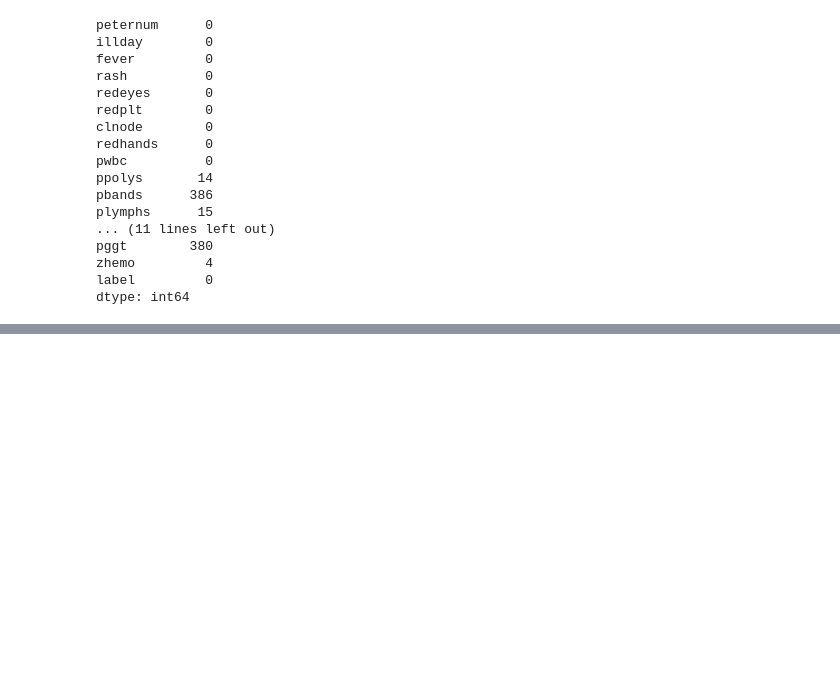
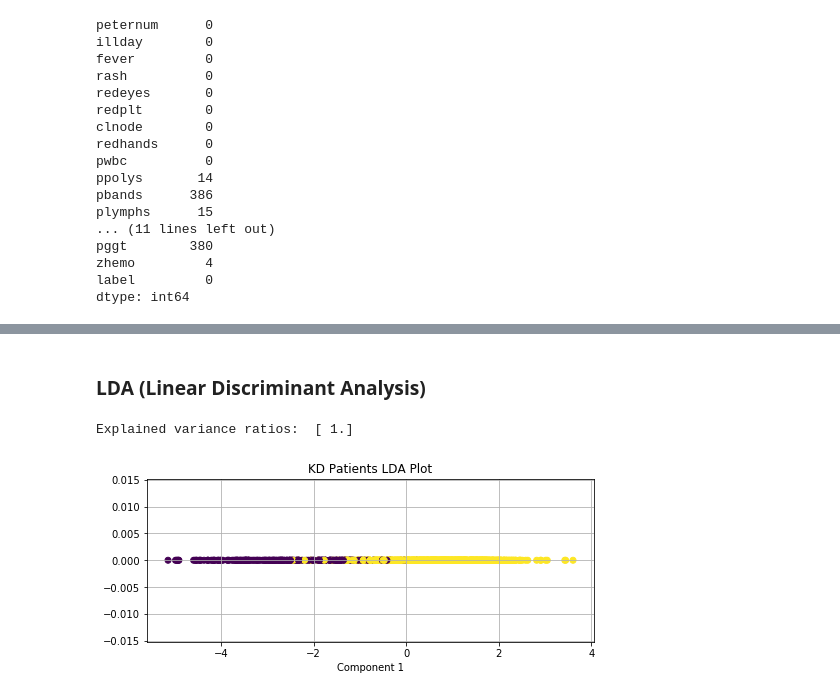
Before and after one commit to pelillian/machine-learning-kd-diagnosis, a Jupyter notebook: exploratory-analysis.ipynb, the cells around one changed output, grey strips where cells are left out. Saved outputs shown, nothing was run; the diff lists cells and outputs as text; code cells hidden in the pictures; blank space fills up the shorter version.

```diff
--- a/exploratory-analysis.ipynb
+++ b/exploratory-analysis.ipynb
@@ -120,0 +214,21 @@ df.corr()
+# %% [markdown]
+### LDA (Linear Discriminant Analysis)
+# %%
+# Apply LDA (Linear Discriminant Analysis)
+lda = LinearDiscriminantAnalysis()
+lda.fit(feature_values, labels)
+lda_output = lda.transform(feature_values)
+print("Explained variance ratios: ", lda.explained_variance_ratio_)
+# %% [output]
+Explained variance ratios:  [ 1.]
+# %%
+# Show LDA plot with labels (yellow = has KD)
+plt.scatter(lda_output[:, 0], np.zeros(len(lda_output)), c=labels)
+plt.title("KD Patients LDA Plot")
+plt.xlabel("Component 1")
+plt.grid()
+fig = plt.gcf()
+fig.set_size_inches(8, 3)
+plt.show()
+# %% [output]
+[figure, added]
```
Also changed, not shown: parts of 12 cells of this notebook, 3 other files.
